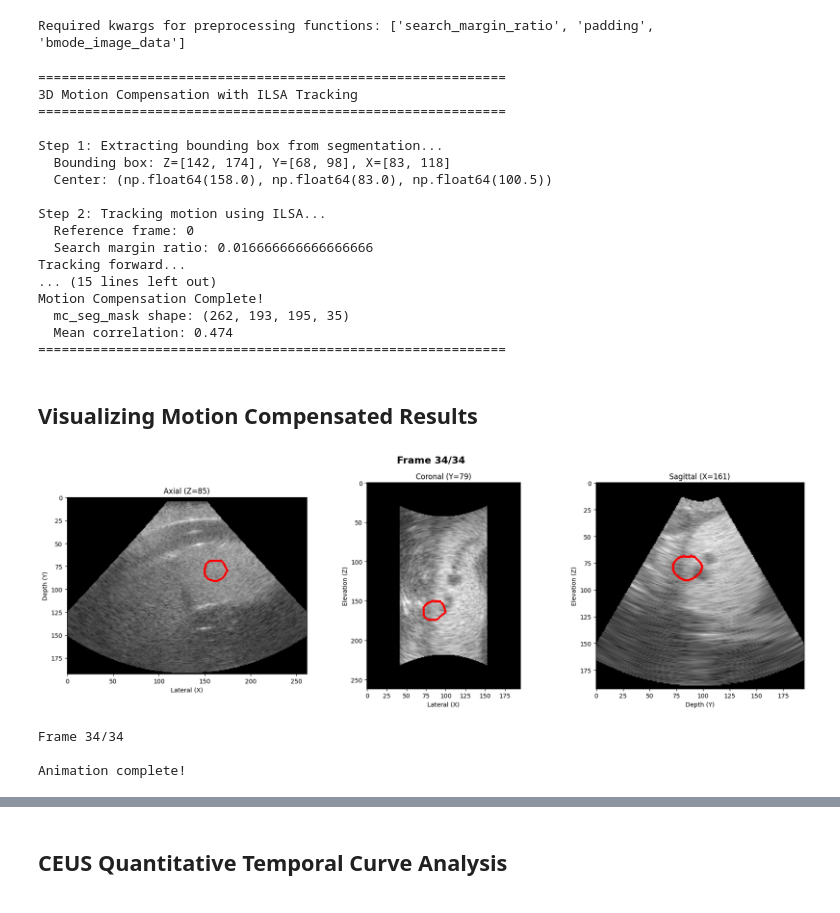
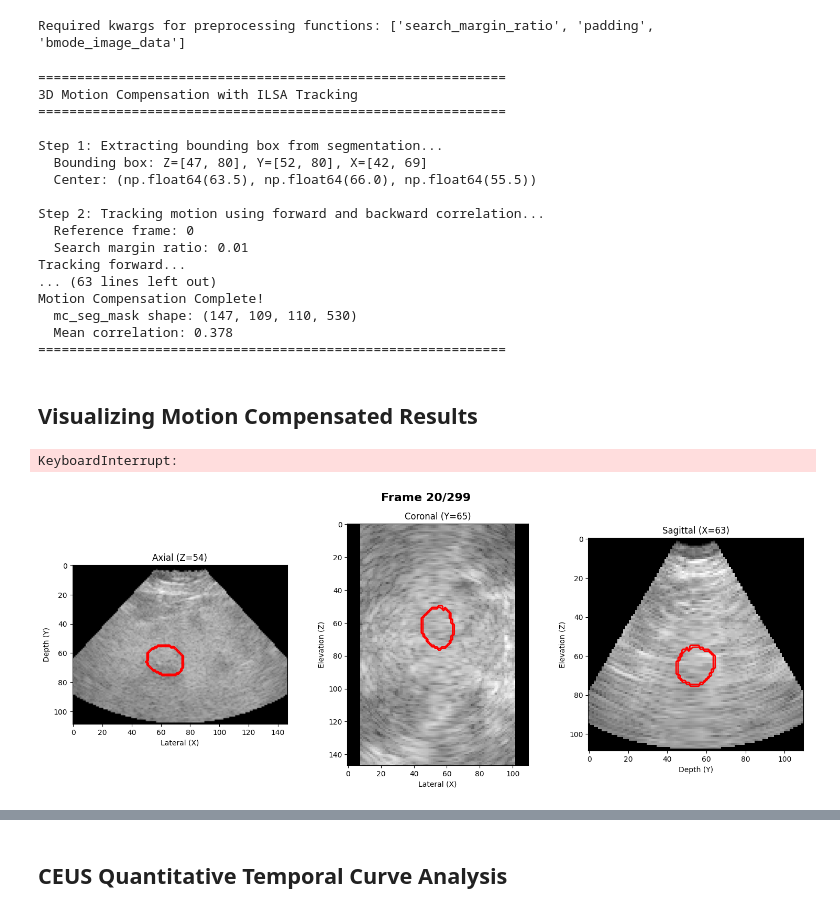
Before and after one commit to TUL-Dev/QuantUS-Plugins-CEUS, a Jupyter notebook: CLI-Demos/MC_3D_test.ipynb, the cells around one changed output, grey strips where cells are left out. Drawn from its saved outputs; the diff is of its cells as text; code cells hidden in the pictures.

```diff
--- a/CLI-Demos/MC_3D_test.ipynb
+++ b/CLI-Demos/MC_3D_test.ipynb
@@ -50,7 +35,3 @@ preproc_kwargs = {
-# %%
-from src.entrypoints import scan_preprocessing_step
-
-image_data = scan_preprocessing_step(preproc_func_names, image_data, **preproc_kwargs)
 # %% [markdown]
 ## Load Segmentation
 
@@ -64,7 +45,7 @@ Available segmentation loaders: ['nifti', 'load_bolus_mask']
 # %%
 seg_type = 'nifti'
 
-seg_path = '/Volumes/T5 EVO/UCSD_3DCEUS/SIP/2025.08.19_P05V02/UCSD-P05-V02-CE1_09.45.08/VOI_manual_seg.nii.gz'
+seg_path = '/Volumes/T5 EVO/UCSD_3DCEUS/SIP/2025.08.19_P05V02/UCSD-P05-V02-CE1_09.45.08/MC_VOI_one_tumor.nii.gz'
 seg_loader_kwargs = {}
 # %%
 from src.entrypoints import seg_loading_step
@@ -80,10 +61,10 @@ print(image_data.pixel_data.shape)
 
 
 # Define slice positions
-lateral_slice = 73  # x position
-depth_slice = 55     # y position
+lateral_slice = 65  # x position
+depth_slice = 68     # y position
 elevation_slice = 55 # z position
-frame = 10         # time point
+frame = 0         # time point
 
 # Create figure with 3 subplots
 fig, axes = plt.subplots(1, 3, figsize=(15, 5))
@@ -140,8 +121,7 @@ preproc_kwargs = {
     # for motionc_compensation_3d
     'bmode_image_data': bmode_image_data,
     'padding': 3,
-    'search_margin_ratio':0.5/30
-
+    'search_margin_ratio':0.5/50
 }
 # %%
 from src.entrypoints import seg_preprocessing_step
@@ -153,17 +133,17 @@ seg_data = seg_preprocessing_step(preproc_func_names, image_data, seg_data, **pr
 ============================================================
 
 Step 1: Extracting bounding box from segmentation...
-  Bounding box: Z=[142, 174], Y=[68, 98], X=[83, 118]
-  Center: (np.float64(158.0), np.float64(83.0), np.float64(100.5))
+  Bounding box: Z=[47, 80], Y=[52, 80], X=[42, 69]
+  Center: (np.float64(63.5), np.float64(66.0), np.float64(55.5))
 
-Step 2: Tracking motion using ILSA...
+Step 2: Tracking motion using forward and backward correlation...
   Reference frame: 0
-  Search margin ratio: 0.016666666666666666
+  Search margin ratio: 0.01
 Tracking forward...
-... (15 lines left out)
+... (63 lines left out)
 Motion Compensation Complete!
-  mc_seg_mask shape: (262, 193, 195, 35)
-  Mean correlation: 0.474
+  mc_seg_mask shape: (147, 109, 110, 530)
+  Mean correlation: 0.378
 ============================================================
 # %% [markdown]
 ## Visualizing Motion Compensated Results
@@ -214,7 +194,7 @@ end_frame = min(num_frames, 300)
 print(f"Visualizing frames {start_frame} to {end_frame}")
 print("Starting animation...\n")
 
-MC_flag = True  # Set to True to visualize motion compensated mask
+MC_flag = False  # Set to True to visualize motion compensated mask
 
 # Loop through frames
 for frame in range(start_frame, end_frame):
@@ -253,42 +233,35 @@ for frame in range(start_frame, end_frame):
 
     axes[1].imshow(coronal_img, cmap='gray')
     axes[1].contour(coronal_boundary, colors='red', linewidths=2)
     axes[1].set_title(f'Coronal (Y={depth_slice})')
     axes[1].set_xlabel('Lateral (X)')
     axes[1].set_ylabel('Elevation (Z)')
 
     # === SAGITTAL VIEW ===
     sagittal_img = bmode_image_data.pixel_data[lateral_slice, :, :, frame]
     sagittal_mask = mask[lateral_slice, :, :, frame]
     sagittal_boundary = get_mask_boundary(sagittal_mask)
 
     axes[2].imshow(sagittal_img, cmap='gray')
     axes[2].contour(sagittal_boundary, colors='red', linewidths=2)
     axes[2].set_title(f'Sagittal (X={lateral_slice})')
     axes[2].set_xlabel('Depth (Y)')
     axes[2].set_ylabel('Elevation (Z)')
 
     # Add overall frame counter
     fig.suptitle(f'Frame {frame}/{end_frame-1}', fontsize=16, fontweight='bold')
 
     plt.tight_layout()
     plt.show()
 
     # Print progress
     print(f"Frame {frame}/{end_frame-1}")
 
-    # Pause
-    time.sleep(0.1)
-
     # Close figure to save memory
     plt.close(fig)
-
-print("\nAnimation complete!")
 # %% [output]
+KeyboardInterrupt:
-[figure, old version]
+[figure, new version]
-Frame 34/34
-
-Animation complete!
 # %%
 %matplotlib inline
 
```
Also changed, not shown: parts of 19 cells of this notebook, 6 other files.
